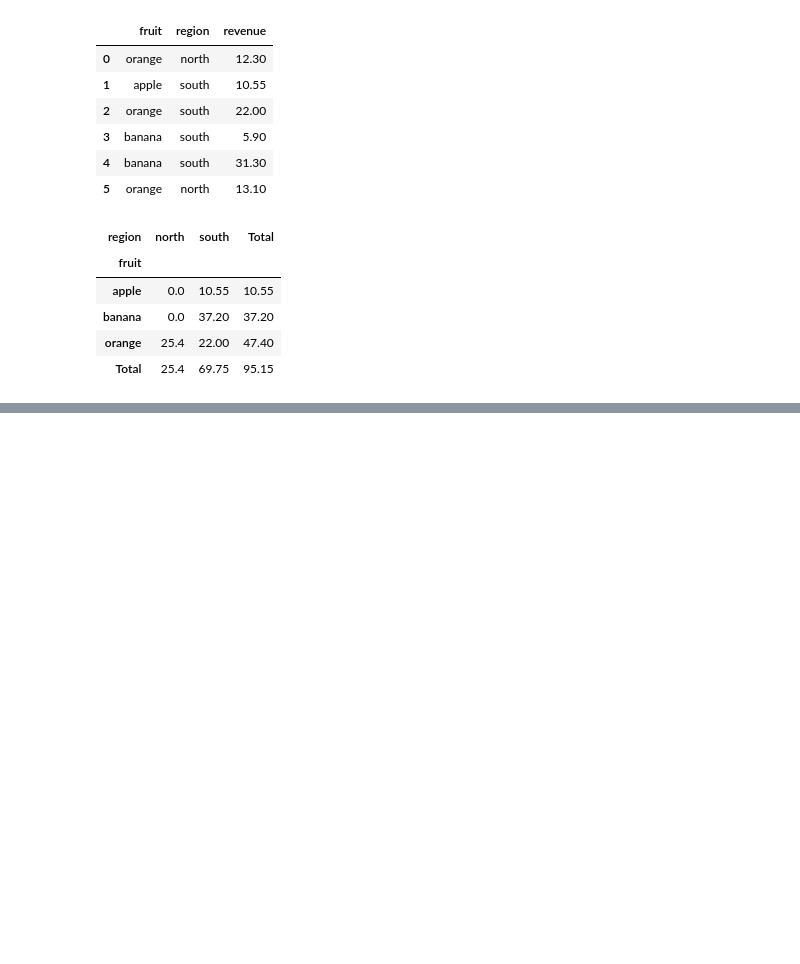
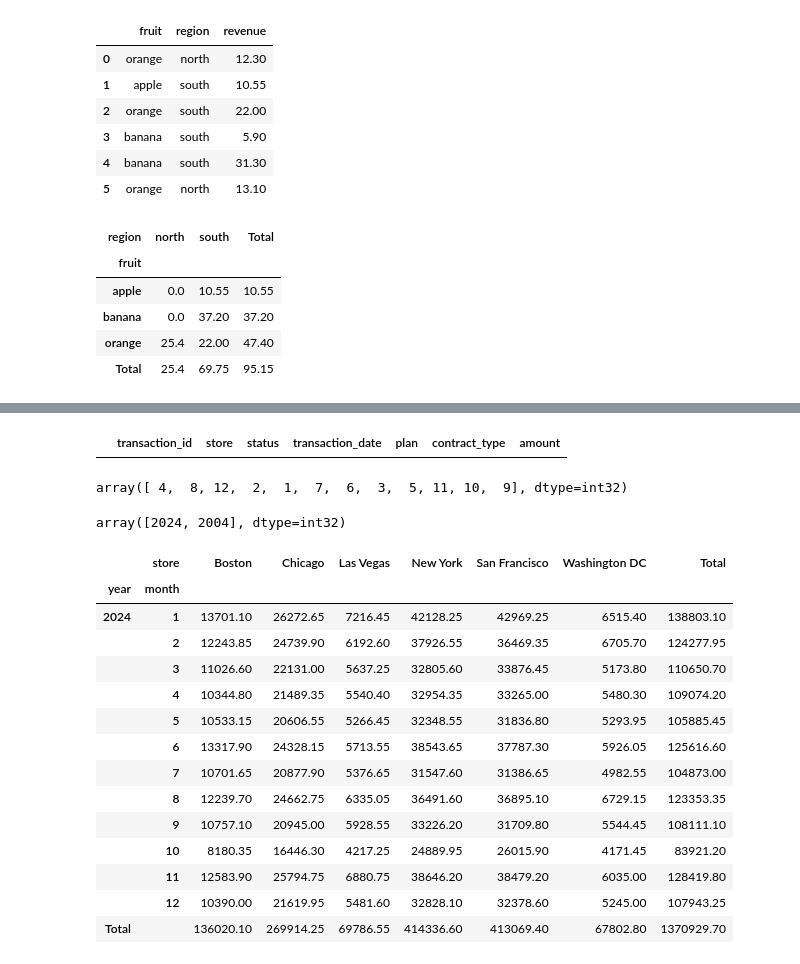
Before and after one commit to NMB-MIC/python_office_2025_02_13, a Jupyter notebook: src/02_pandas.ipynb, the cells around one changed output, grey strips where cells are left out. Saved outputs shown, nothing was run; the diff lists cells and outputs as text; code cells hidden in the pictures; blank space fills up the shorter version.

```diff
--- a/src/02_pandas.ipynb
+++ b/src/02_pandas.ipynb
@@ -861,0 +948,7 @@ Example1 : sale amount by daliy at jan
+# %%
+df_lists = []
+for file in xlxs_file_lists:
+    df = pd.read_excel(file)
+    #print(df)
+    df_lists.append(df)
+df_lists
@@ -861,0 +973,3 @@ Example1 : sale amount by daliy at jan
+# %%
+df = pd.concat(df_lists)
+df
@@ -861,0 +990,37 @@ Example1 : sale amount by daliy at jan
+# %%
+df[df.isna().any(axis=1)]
+# %% [output]
+|  | transaction_id | store | status | transaction_date | plan | contract_type | amount |
+# %%
+df['date'] = pd.to_datetime(df['transaction_date'])
+df['month'] = df['date'].dt.month
+df['year'] = df['date'].dt.year
+# %%
+df["month"].unique()
+# %% [output]
+array([ 4,  8, 12,  2,  1,  7,  6,  3,  5, 11, 10,  9], dtype=int32)
+# %%
+df["year"].unique()
+# %% [output]
+array([2024, 2004], dtype=int32)
+# %%
+df = df[df["year"] == 2024]
+# %%
+pivot = pd.pivot_table(df,index=["year","month"],columns="store",values="amount",aggfunc="sum",margins=True,margins_name="Total")
+pivot
+# %% [output]
+|  | store | Boston | Chicago | Las Vegas | New York | San Francisco | Washington DC | Total |
+| year | month |  |  |  |  |  |  |  |
+| 2024 | 1 | 13701.10 | 26272.65 | 7216.45 | 42128.25 | 42969.25 | 6515.40 | 138803.10 |
+|  | 2 | 12243.85 | 24739.90 | 6192.60 | 37926.55 | 36469.35 | 6705.70 | 124277.95 |
+|  | 3 | 11026.60 | 22131.00 | 5637.25 | 32805.60 | 33876.45 | 5173.80 | 110650.70 |
+|  | 4 | 10344.80 | 21489.35 | 5540.40 | 32954.35 | 33265.00 | 5480.30 | 109074.20 |
+|  | 5 | 10533.15 | 20606.55 | 5266.45 | 32348.55 | 31836.80 | 5293.95 | 105885.45 |
+|  | 6 | 13317.90 | 24328.15 | 5713.55 | 38543.65 | 37787.30 | 5926.05 | 125616.60 |
+|  | 7 | 10701.65 | 20877.90 | 5376.65 | 31547.60 | 31386.65 | 4982.55 | 104873.00 |
+|  | 8 | 12239.70 | 24662.75 | 6335.05 | 36491.60 | 36895.10 | 6729.15 | 123353.35 |
+|  | 9 | 10757.10 | 20945.00 | 5928.55 | 33226.20 | 31709.80 | 5544.45 | 108111.10 |
+|  | 10 | 8180.35 | 16446.30 | 4217.25 | 24889.95 | 26015.90 | 4171.45 | 83921.20 |
+|  | 11 | 12583.90 | 25794.75 | 6880.75 | 38646.20 | 38479.20 | 6035.00 | 128419.80 |
+|  | 12 | 10390.00 | 21619.95 | 5481.60 | 32828.10 | 32378.60 | 5245.00 | 107943.25 |
+| Total |  | 136020.10 | 269914.25 | 69786.55 | 414336.60 | 413069.40 | 67802.80 | 1370929.70 |
```
Also changed, not shown: parts of 10 cells of this notebook.
